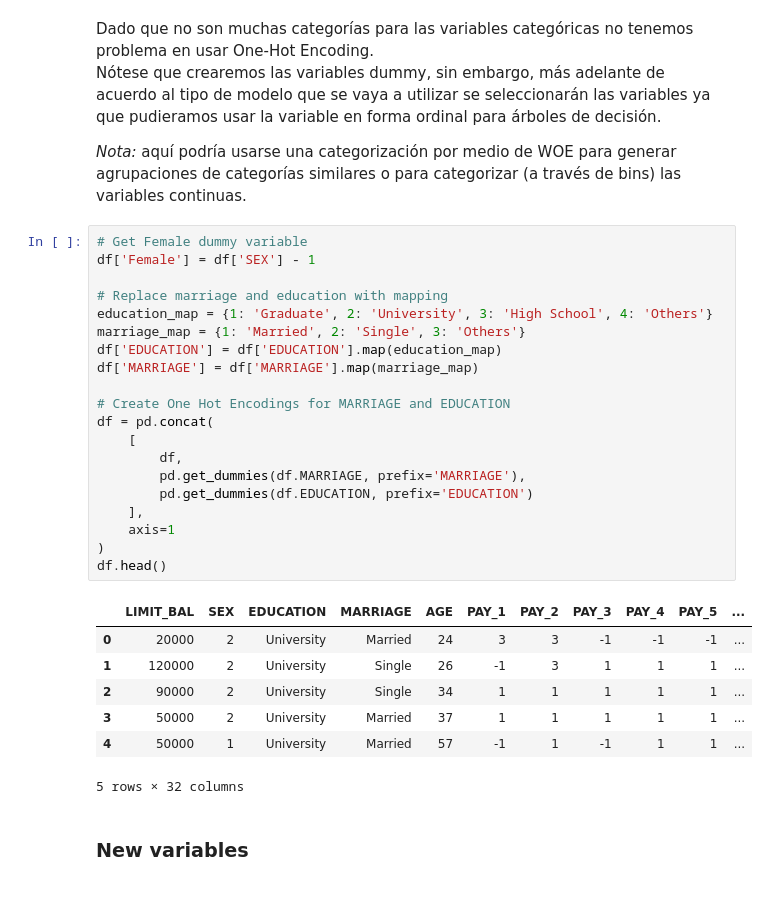
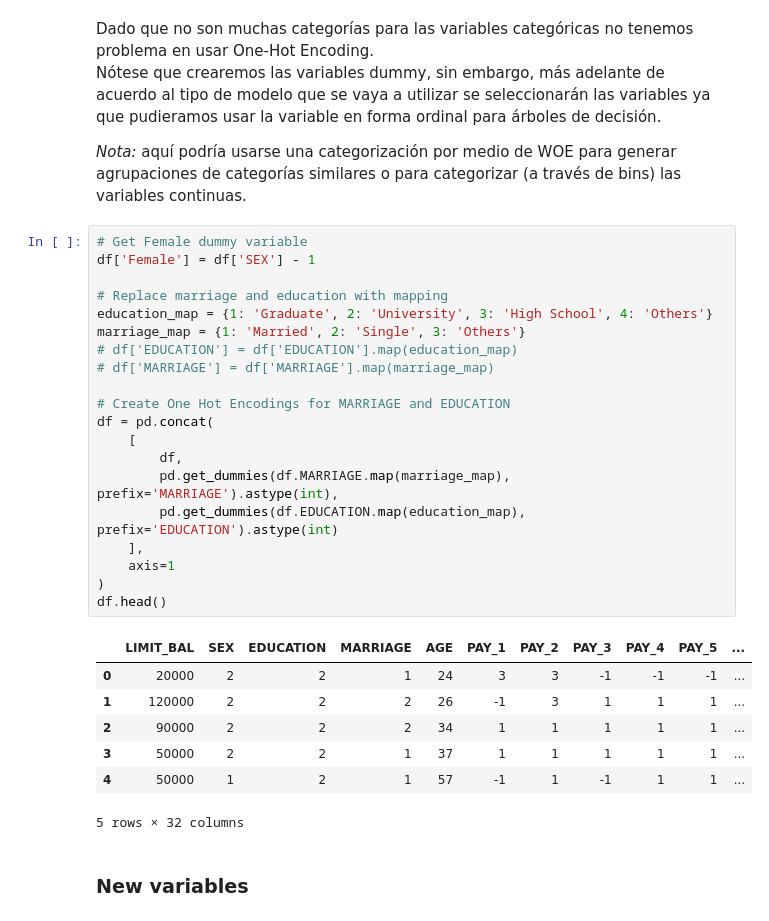
Before and after one commit to guillermoArr/default_credit_prediction, a Jupyter notebook: notebooks/2.02-gar-binary-feature-engineering.ipynb, the cells around one changed output. Saved outputs shown, nothing was run; the diff lists cells and outputs as text.

```diff
--- a/notebooks/2.02-gar-binary-feature-engineering.ipynb
+++ b/notebooks/2.02-gar-binary-feature-engineering.ipynb
@@ -48,30 +51,30 @@ Nótese que crearemos las variables dummy, sin embargo, más adelante de acuerdo
 # %%
 # Get Female dummy variable
 df['Female'] = df['SEX'] - 1
 
 # Replace marriage and education with mapping
 education_map = {1: 'Graduate', 2: 'University', 3: 'High School', 4: 'Others'}
 marriage_map = {1: 'Married', 2: 'Single', 3: 'Others'}
-df['EDUCATION'] = df['EDUCATION'].map(education_map)
-df['MARRIAGE'] = df['MARRIAGE'].map(marriage_map)
+# df['EDUCATION'] = df['EDUCATION'].map(education_map)
+# df['MARRIAGE'] = df['MARRIAGE'].map(marriage_map)
 
 # Create One Hot Encodings for MARRIAGE and EDUCATION
 df = pd.concat(
     [
         df,
-        pd.get_dummies(df.MARRIAGE, prefix='MARRIAGE'),
-        pd.get_dummies(df.EDUCATION, prefix='EDUCATION')
+        pd.get_dummies(df.MARRIAGE.map(marriage_map), prefix='MARRIAGE').astype(int),
+        pd.get_dummies(df.EDUCATION.map(education_map), prefix='EDUCATION').astype(int)
     ],
     axis=1
 )
 df.head()
 # %% [output]
 |  | LIMIT_BAL | SEX | EDUCATION | MARRIAGE | AGE | PAY_1 | PAY_2 | PAY_3 | PAY_4 | PAY_5 | ... |
-| 0 | 20000 | 2 | University | Married | 24 | 3 | 3 | -1 | -1 | -1 | ... |
-| 1 | 120000 | 2 | University | Single | 26 | -1 | 3 | 1 | 1 | 1 | ... |
-| 2 | 90000 | 2 | University | Single | 34 | 1 | 1 | 1 | 1 | 1 | ... |
-| 3 | 50000 | 2 | University | Married | 37 | 1 | 1 | 1 | 1 | 1 | ... |
-| 4 | 50000 | 1 | University | Married | 57 | -1 | 1 | -1 | 1 | 1 | ... |
+| 0 | 20000 | 2 | 2 | 1 | 24 | 3 | 3 | -1 | -1 | -1 | ... |
+| 1 | 120000 | 2 | 2 | 2 | 26 | -1 | 3 | 1 | 1 | 1 | ... |
+| 2 | 90000 | 2 | 2 | 2 | 34 | 1 | 1 | 1 | 1 | 1 | ... |
+| 3 | 50000 | 2 | 2 | 1 | 37 | 1 | 1 | 1 | 1 | 1 | ... |
+| 4 | 50000 | 1 | 2 | 1 | 57 | -1 | 1 | -1 | 1 | 1 | ... |
 5 rows × 32 columns
 # %% [markdown]
 ### New variables
```
Also changed, not shown: parts of 20 cells of this notebook, 7 other files.
